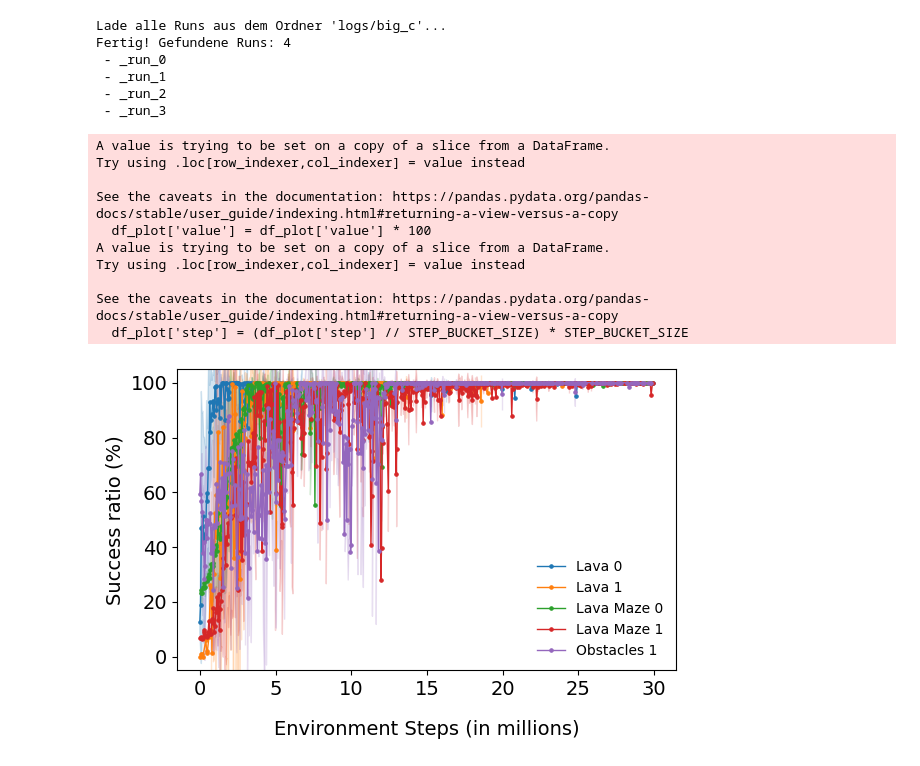
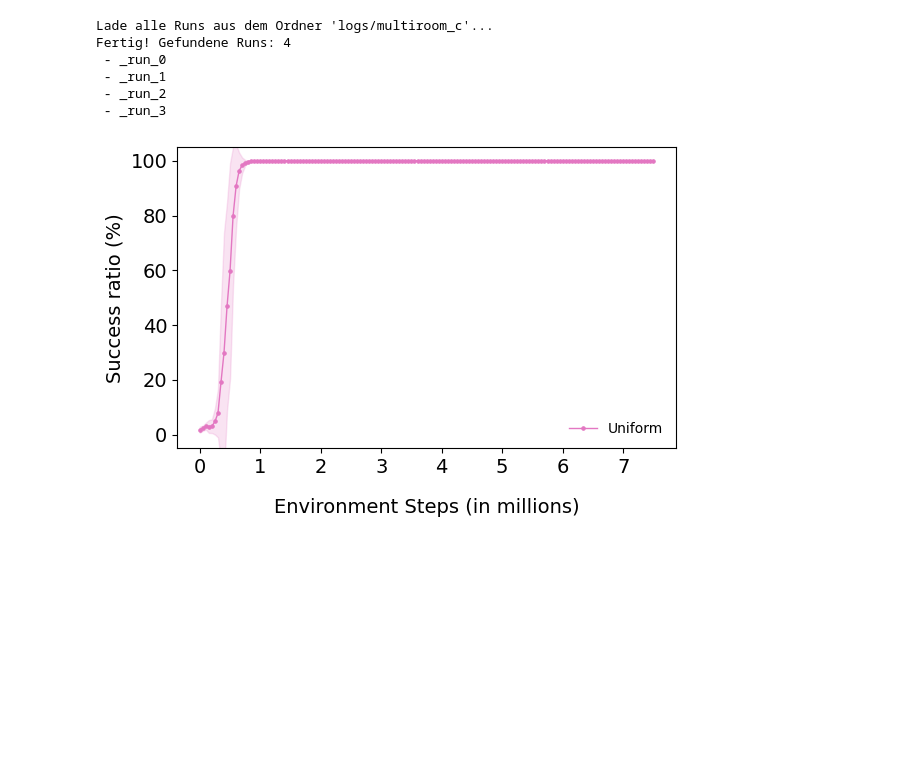
Before and after one commit to FelixDobro/Curriculum, a Jupyter notebook: data_analysis.ipynb, the cells around one changed output. Cells and saved outputs as stored; diff of their text form; code cells hidden in the pictures; blank space fills up the shorter version.

```diff
--- a/data_analysis.ipynb
+++ b/data_analysis.ipynb
@@ -5,7 +5,7 @@ from tbparse import SummaryReader
 # ==========================================
 # ZELLE 1: KONFIGURATION & DATEN LADEN
 # ==========================================
-LOG_DIR = "logs/big_c"  # <-- Hauptordner anpassen
+LOG_DIR = "logs/multiroom_c"  # <-- Hauptordner anpassen
 
 print(f"Lade alle Runs aus dem Ordner '{LOG_DIR}'...")
 
@@ -23,7 +23,7 @@ print(f"Fertig! Gefundene Runs: {len(runs_found)}")
 for run in runs_found:
     print(f" - {run}")
 # %% [output]
-Lade alle Runs aus dem Ordner 'logs/big_c'...
+Lade alle Runs aus dem Ordner 'logs/multiroom_c'...
 Fertig! Gefundene Runs: 4
  - _run_0
  - _run_1
@@ -31,7 +31,7 @@ Fertig! Gefundene Runs: 4
  - _run_3
 # %%
 # Welche Environments sollen geplottet werden?
-TASKS_TO_PLOT = ["Lava 0", "Lava 1", "Lava 2"] # <-- Hier beliebig anpassen
+TASKS_TO_PLOT = ["Uniform"] # <-- Hier beliebig anpassen
 # %%
 import seaborn as sns
 import matplotlib.pyplot as plt
@@ -41,8 +41,8 @@ import matplotlib.ticker as mtick
 # ZELLE 2: AGGREGIERTER MITTELWERT-PLOT (ALLE RUNS)
 # ==========================================
 # 1. Konfiguration
-SAVE_PATH = "pictures/plots/big_c/SR.jpg"
-"SR"
+SAVE_PATH = "pictures/plots/multiroom/Uniform.jpg"
+
 "Teacher_LP"
 "Selected"
 "baseline"
@@ -68,8 +68,8 @@ TASK_MAPPING = {
     "empty": "Empty",
     "key": "Key",
     "locked_room": "LockedRoom",
-    "big_multiroom": "BigMultiroom",
-    "multiroom": "Multiroom",
+    "big_multiroom": "Baseline",
+    "multiroom": "Uniform",
     # --- Neue Envs hinzugefügt ---
     "maze_1": "Maze 1",
     "lava_maze_key_locked": "Lava Maze Key Locked",
@@ -93,8 +93,9 @@ TASK_COLORS = {
     "Empty": "tab:orange",
     "Key": "tab:green",
     "LockedRoom": "tab:red",
-    "BigMultiroom": "tab:purple",
-    "Multiroom": "tab:brown",
+    "Baseline": "tab:grey",
+    "Uniform": "tab:pink",
+    "LP": "tab:blue",
     # --- Neue unterscheidbare Farben ---
     "Maze 1": "tab:pink",
     "Lava Maze Key Locked": "tab:gray",
@@ -128,42 +129,32 @@ df_clean = df_plot.groupby(['Task', 'dir_name', 'step'], as_index=False)['value'
 
 # 4. Plotten
 plt.figure(figsize=(6, 4))
 sns.lineplot(
     data=df_clean,
     x='step',
     y='value',
     hue='Task',
-    palette="tab10", # <--- NEU: Zwingt Seaborn, exakt diese Farben zu nutzen!
+    palette=TASK_COLORS, # <--- NEU: Zwingt Seaborn, exakt diese Farben zu nutzen!
     estimator='mean',
     errorbar='sd',
     linewidth=1,
     marker='o',
     markersize=2.5,
     markeredgecolor=None
 )
 
 # 5. Styling
 plt.xlabel("Environment Steps (in millions)", fontsize=14, labelpad=15)
 plt.ylabel(f"{Y_AXIS_LABEL} (%)" if NORMALIZE else Y_AXIS_LABEL, fontsize=14)
 plt.gca().xaxis.set_major_formatter(mtick.FuncFormatter(lambda x, pos: f'{x/1e6:g}'))
 plt.xticks(fontsize=14)
 plt.yticks(fontsize=14)
 
 if ENFORCE_BOUNDS:
     plt.ylim(Y_MIN, Y_MAX)
 plt.legend(frameon=False)
 plt.tight_layout()
 plt.savefig(SAVE_PATH, format="jpg", bbox_inches="tight")
 plt.show()
 # %% [output]
-A value is trying to be set on a copy of a slice from a DataFrame.
-Try using .loc[row_indexer,col_indexer] = value instead
-
-See the caveats in the documentation: https://pandas.pydata.org/pandas-docs/stable/user_guide/indexing.html#returning-a-view-versus-a-copy
-  df_plot['value'] = df_plot['value'] * 100
-A value is trying to be set on a copy of a slice from a DataFrame.
-Try using .loc[row_indexer,col_indexer] = value instead
-
-See the caveats in the documentation: https://pandas.pydata.org/pandas-docs/stable/user_guide/indexing.html#returning-a-view-versus-a-copy
-  df_plot['step'] = (df_plot['step'] // STEP_BUCKET_SIZE) * STEP_BUCKET_SIZE
-[figure, old version]
+[figure, new version]
```
Also changed, not shown: parts of 3 cells of this notebook, 3 other files.
